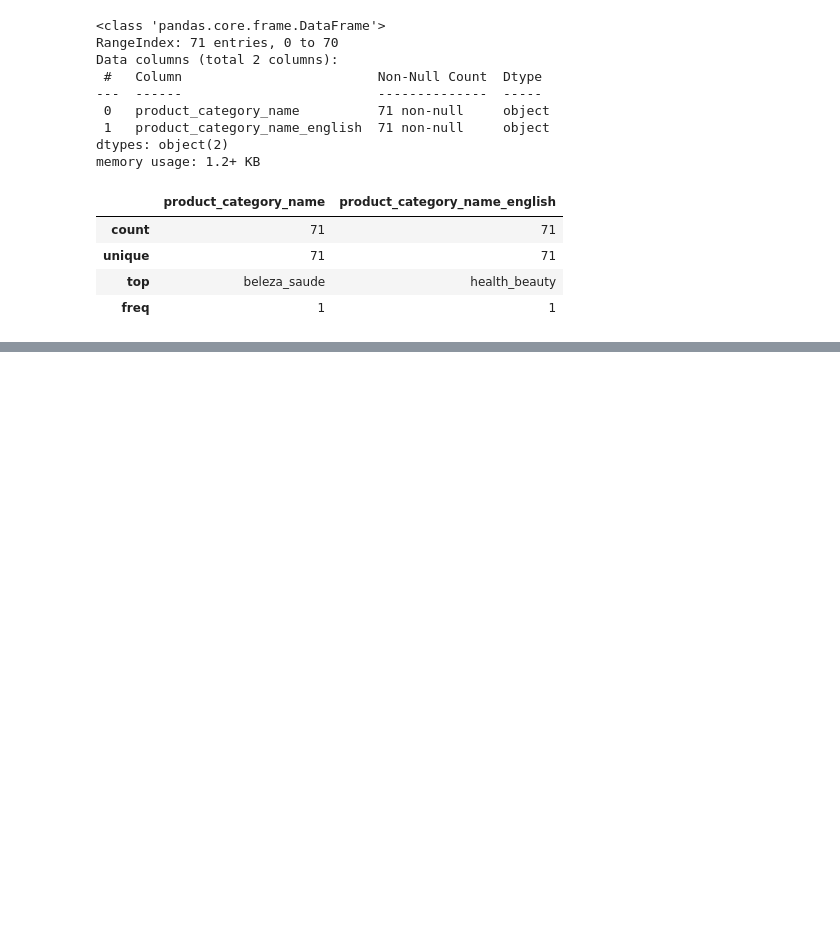
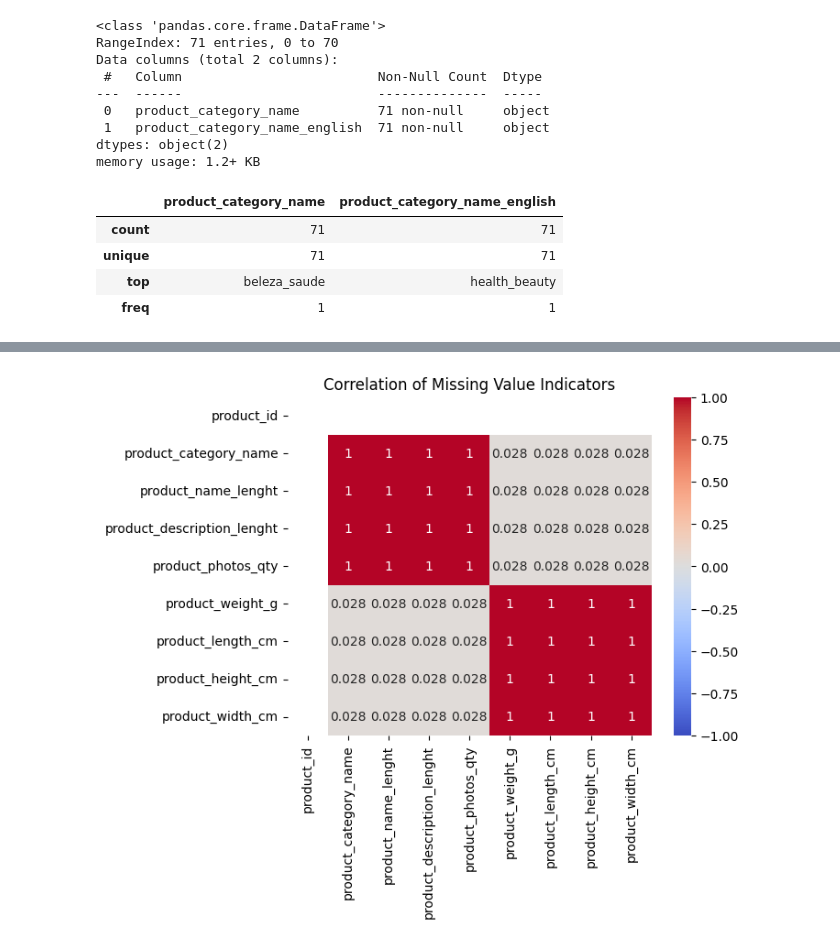
Before and after one commit to toxicafunk/llmdataquality, a Jupyter notebook: Data Quality.ipynb, the cells around one changed output, grey strips where cells are left out. Drawn from its saved outputs; the diff is of its cells as text; code cells hidden in the pictures; blank space fills up the shorter version.

```diff
--- a/Data Quality.ipynb
+++ b/Data Quality.ipynb
@@ -344,0 +721,11 @@ df_product_category_translation.describe()
+# %%
+# Create a DataFrame indicating which values are missing
+missing_indicator = df_products.isna()
+# Compute the correlation between the missing value indicators
+missing_corr = missing_indicator.corr()
+# Visualize the correlation matrix using a heatmap
+sns.heatmap(missing_corr, annot=True, cmap='coolwarm', vmin=-1, vmax=1)
+plt.title("Correlation of Missing Value Indicators")
+plt.show()
+# %% [output]
+[figure, added]
```
Also changed, not shown: parts of 34 cells of this notebook, 2 other files.
